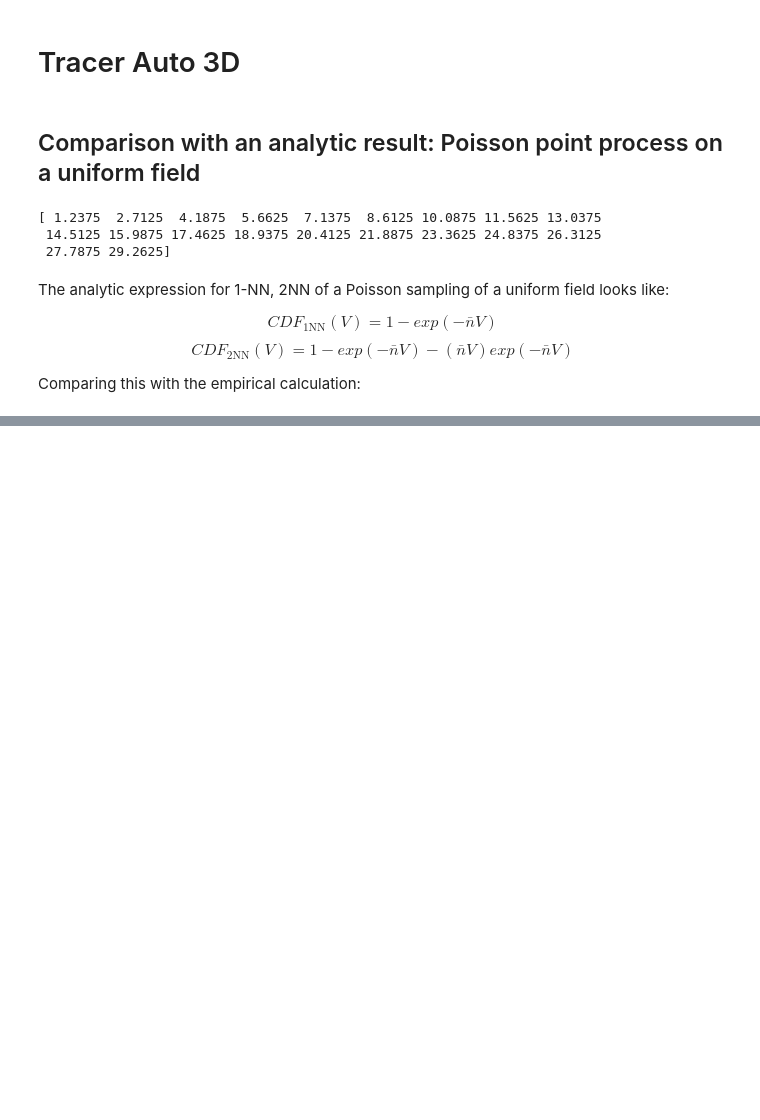
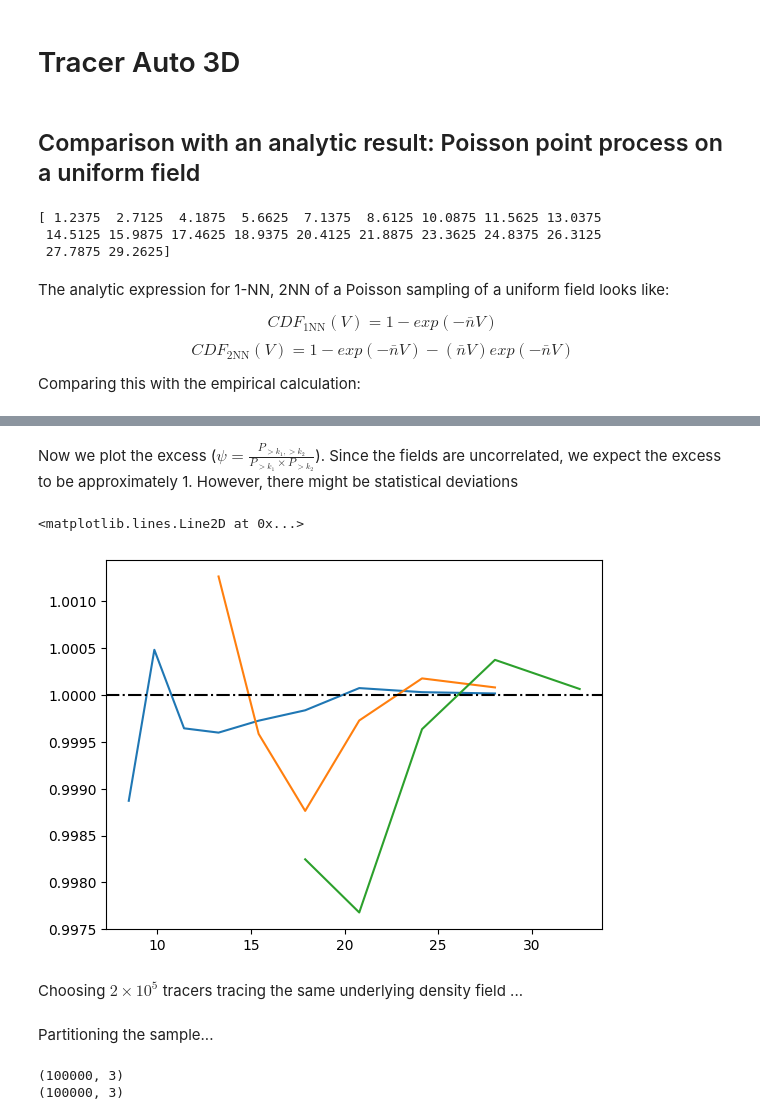
Before and after one commit to vikhyat108/kNNpy, a Jupyter notebook: kNN_ASMR/kNN_3D/Tests_Anargha_kNN3D.ipynb, the cells around one changed output, grey strips where cells are left out. Cells and saved outputs as stored; diff of their text form; code cells hidden in the pictures; blank space fills up the shorter version.

```diff
--- a/kNN_ASMR/kNN_3D/Tests_Anargha_kNN3D.ipynb
+++ b/kNN_ASMR/kNN_3D/Tests_Anargha_kNN3D.ipynb
@@ -1461,0 +735,16 @@ total time taken: 4.51e+00 s.
+# %% [markdown]
+Now we plot the excess ($\psi=\frac{P_{>k_1,>k_2}}{P_{>k_1}\times P_{>k_2}}$). Since the fields are uncorrelated, we expect the excess to be approximately 1. However, there might be statistical deviations
+# %%
+excess1= joint[0][mask1]/(autoA[0][mask1]*autoB[0][mask1])
+excess2= joint[1][mask2]/(autoA[1][mask2]*autoB[1][mask2])
+excess3= joint[2][mask4]/(autoA[2][mask4]*autoB[2][mask4])
+
+plt.plot(binrad[mask1], excess1)
+plt.plot(binrad[mask2], excess2)
+plt.plot(binrad[mask4], excess3)
+plt.axhline(y=1, linestyle="-.", color="k")
+# %% [output]
+<matplotlib.lines.Line2D at 0x...>
+[figure, added]
+# %% [markdown]
+Choosing $2\times 10^5$ tracers tracing the same underlying density field ...
@@ -1461,0 +778,16 @@ total time taken: 4.51e+00 s.
+# %% [markdown]
+Partitioning the sample...
+# %%
+halopos=np.load('/home/anargha/Arka_Project/kNN-Samrajya/kNN_ASMR/kNN_3D/Top2*10^5haloposfid_0.npy')
+halopos_1=np.zeros((10**5,3))
+halopos_2=np.zeros((10**5,3))
+
+for i in range(len(halopos_1)):
+    halopos_1[i]=halopos[i]
+    halopos_2[i]=halopos[i+1]
+
+print(halopos_1.shape)
+print(halopos_2.shape)
+# %% [output]
+(100000, 3)
+(100000, 3)
```
Also changed, not shown: parts of 25 cells of this notebook, 2 other files.
